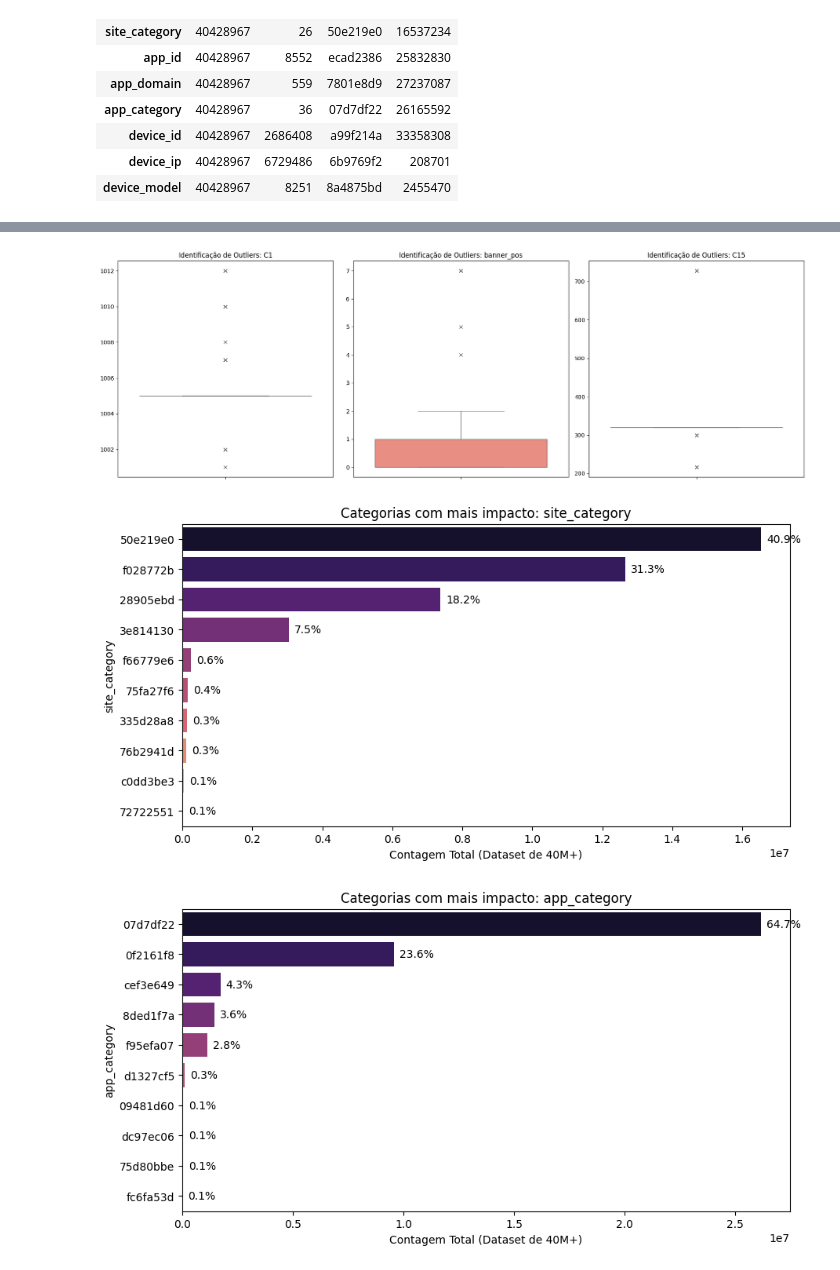
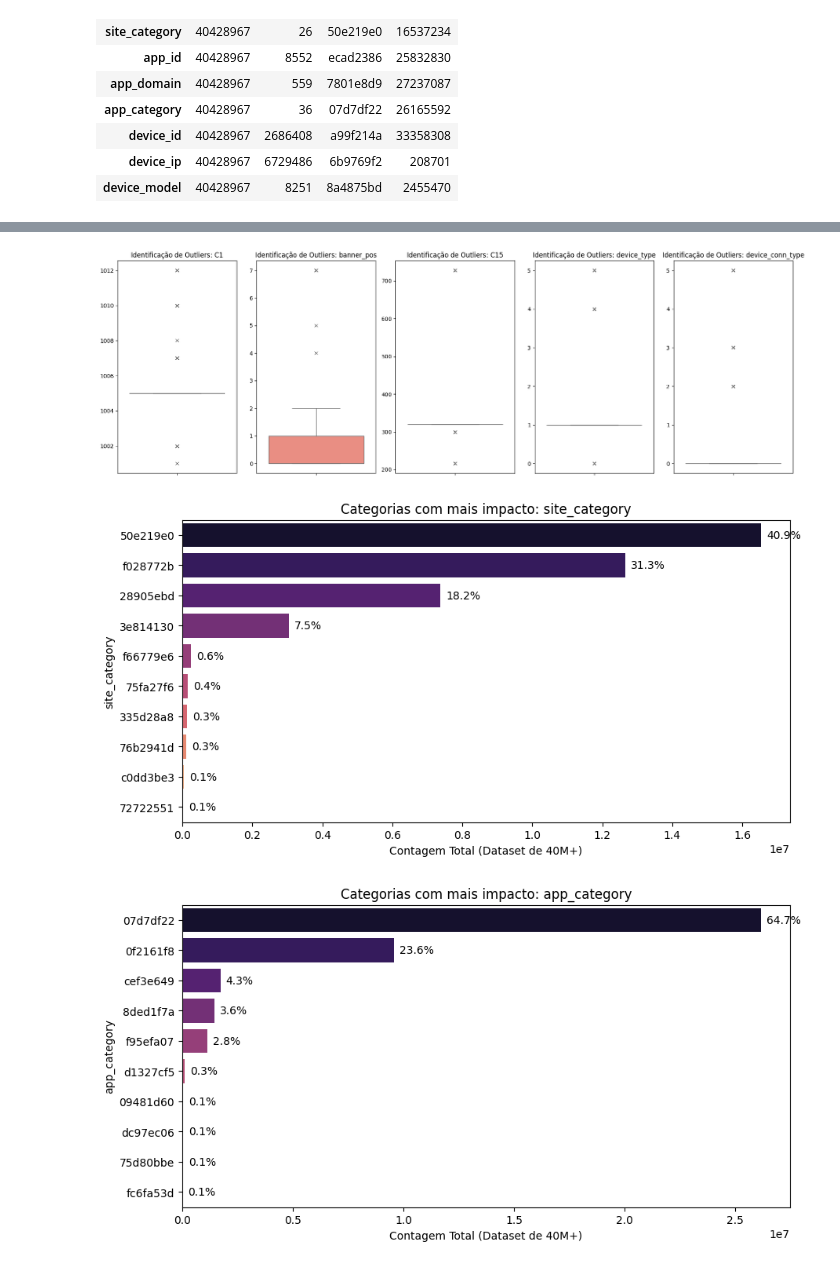
Before and after one commit to BernardoFernandes7/Projeto-Final, a Jupyter notebook: notebooks/projeto-cdg.ipynb, the cells around one changed output, grey strips where cells are left out. Saved outputs shown, nothing was run; the diff lists cells and outputs as text; code cells hidden in the pictures.

Commit message:
Kaggle Notebook | PROJETO CDG | 0316

```diff
--- a/notebooks/projeto-cdg.ipynb
+++ b/notebooks/projeto-cdg.ipynb
@@ -339,9 +508,9 @@ import seaborn as sns
 
 # 1. Configurações Iniciais
 file_path = "/kaggle/input/datasets/madhu41289/avazu-ctr-prediction-exp/train/train.csv"
-chunk_size = 2_000_000  # Processar 2 milhões de linhas de cada vez
-cols_numericas = ['C1', 'banner_pos', 'C14', 'C15', 'C16']
-cols_categoricas = ['site_category', 'app_category', 'device_type']
+chunk_size = 2_000_000
+cols_numericas = ['C1', 'banner_pos', 'C14', 'C15', 'C16', 'C17', 'C18', 'C19', 'C20', 'C21', 'device_type', 'device_conn_type']
+cols_categoricas = ['site_category', 'app_category', 'device_type', 'device_conn_type']
 
 # Dicionários para armazenar as agregações
 counts_num = {col: pd.Series(dtype='int64') for col in cols_numericas}
@@ -351,11 +520,9 @@ print("Iniciando processamento por chunks (Dataset Inteiro)...")
 
 # 2. Processamento em Loop
 for chunk in pd.read_csv(file_path, chunksize=chunk_size, usecols=cols_numericas + cols_categoricas):
-    # Agregar frequências para variáveis numéricas (para Boxplots)
     for col in cols_numericas:
         counts_num[col] = counts_num[col].add(chunk[col].value_counts(), fill_value=0)
 
-    # Agregar frequências para variáveis categóricas
     for col in cols_categoricas:
         counts_cat[col] = counts_cat[col].add(chunk[col].value_counts(), fill_value=0)
 
@@ -364,19 +531,12 @@ print("Processamento concluído. Gerando visualizações...")
 # ---------------------------------------------------------
 # 3. Visualização de Outliers (Boxplots)
 # ---------------------------------------------------------
-# Como não podemos fazer boxplot de 40M de pontos diretamente,
-# usamos as contagens para criar uma amostra estatisticamente idêntica.
-
 plt.figure(figsize=(18, 5))
 for i, col in enumerate(['C1', 'banner_pos', 'C14']):
     plt.subplot(1, 3, i+1)
-
-    # Criar uma série expandida baseada nas contagens para o boxplot
-    # Limitamos o tamanho da amostra para o gráfico ser rápido, mas mantendo a proporção real
     v = counts_num[col].index.values
     w = counts_num[col].values
-
-    sns.boxplot(y=np.repeat(v, w.astype(int) // 1000), color='salmon') # Amostra 1:1000 proporcional
+    sns.boxplot(y=np.repeat(v, w.astype(int) // 1000), color='salmon')
     plt.title(f'Outliers Globais: {col}')
 
 plt.tight_layout()
@@ -390,7 +550,7 @@ for i, col in enumerate(['C1', 'banner_pos', 'C14']):
     plt.subplot(1, 3, i+1)
     counts_num[col].sort_index().plot(kind='bar', color='skyblue')
     plt.title(f'Distribuição Global: {col}')
-    plt.yscale('log') # Escala logarítmica para ver valores raros (outliers)
+    plt.yscale('log')
 
 plt.tight_layout()
 plt.show()
@@ -401,7 +561,6 @@ plt.show()
 for col in cols_categoricas:
     plt.figure(figsize=(10, 4))
     top_10 = counts_cat[col].sort_values(ascending=False).head(10)
-
     sns.barplot(x=top_10.values, y=top_10.index, hue=top_10.index, palette='viridis', legend=False)
     plt.title(f'Categorias com mais impacto: {col} (Análise Total)')
     plt.xlabel('Número de Ocorrências')
@@ -419,42 +581,41 @@ Feito por: Hugo Grou
 # %%
 plt.figure(figsize=(18, 6))
-cols_para_boxplot = ['C1', 'banner_pos', 'C15'] # C15 e C16 mostram bem as dimensões
+cols_para_boxplot = ['C1', 'banner_pos', 'C15', 'device_type', 'device_conn_type']
 
 for i, col in enumerate(cols_para_boxplot):
-    plt.subplot(1, 3, i+1)
+    plt.subplot(1, 5, i+1)
 
     # Criar amostra proporcional para o boxplot
     v = counts_num[col].index.values
     w = counts_num[col].values
-    amostra = np.repeat(v, w.astype(int) // 5000) # Ajustado para fluidez no Kaggle
+    amostra = np.repeat(v, w.astype(int) // 5000)
 
     # Desenhar o boxplot com destaque nos outliers
     sns.boxplot(y=amostra, color='salmon', flierprops={"marker": "x", "markerfacecolor": "red"})
     plt.title(f'Identificação de Outliers: {col}')
 
 plt.tight_layout()
 plt.show()
 
-# --- MELHORIA: Frequência Categórica com Percentagens ---
+# --- Frequência Categórica com Percentagens ---
 for col in cols_categoricas:
     plt.figure(figsize=(10, 5))
     top_10 = counts_cat[col].sort_values(ascending=False).head(10)
 
-    # Criar o gráfico corrigindo o erro de 'palette'
     ax = sns.barplot(x=top_10.values, y=top_10.index, hue=top_10.index, palette='magma', legend=False)
 
     # Adicionar labels de percentagem nas barras
     total_col = counts_cat[col].sum()
     for p in ax.patches:
         percentage = '{:.1f}%'.format(100 * p.get_width()/total_col)
         ax.annotate(percentage, (p.get_width(), p.get_y() + p.get_height() / 2),
                     xytext=(5, 0), textcoords='offset points', va='center')
 
     plt.title(f'Categorias com mais impacto: {col}')
     plt.xlabel('Contagem Total (Dataset de 40M+)')
     plt.show()
 # %% [output]
-[figure, old version]
+[figure, new version]
 [figure]
 [figure]
 [figure]
```
Also changed, not shown: parts of 29 cells of this notebook.
